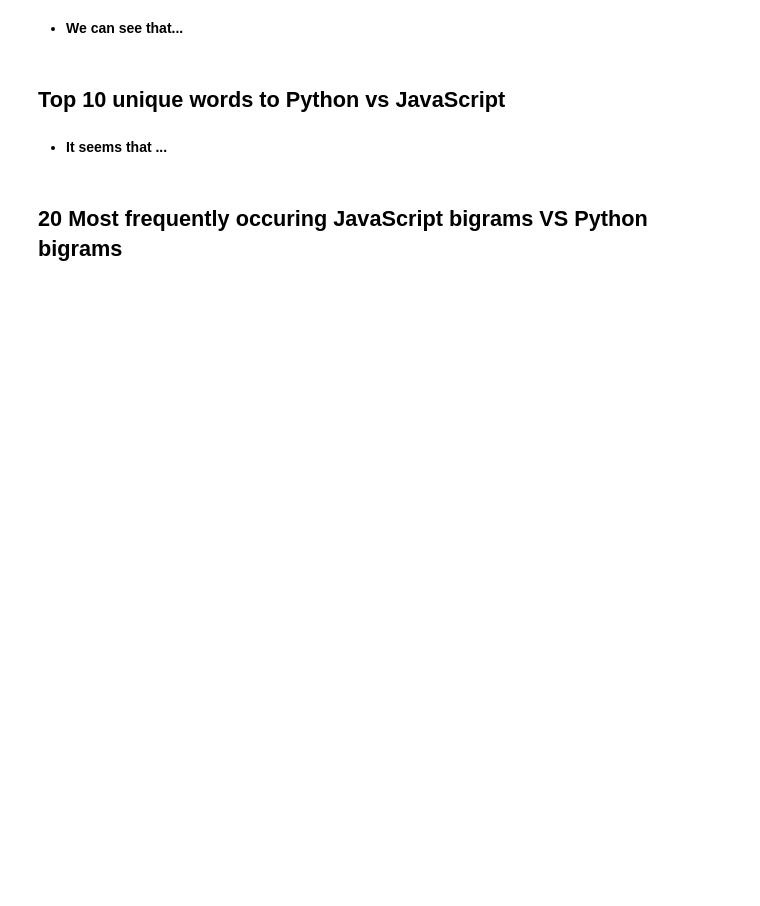
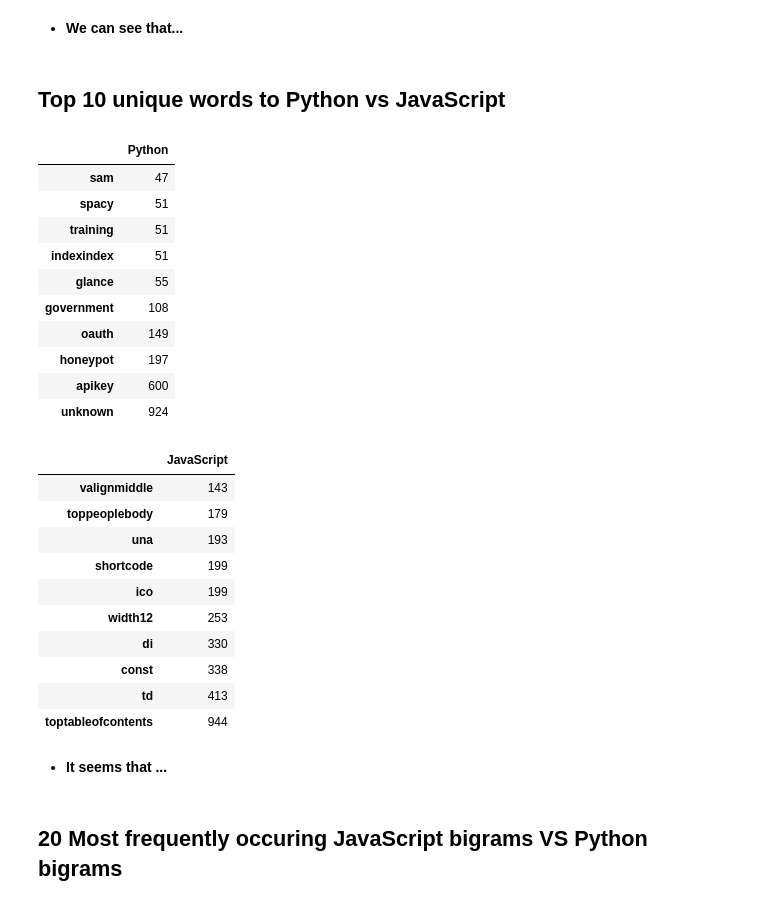
Before and after one commit to NLP-Project-Burton-Yuvia-Yvette/NLP-Project, a Jupyter notebook: Final_Report_NLP_Project.ipynb, the cells around one changed output. Cells and saved outputs as stored; diff of their text form; code cells hidden in the pictures; blank space fills up the shorter version.

```diff
--- a/Final_Report_NLP_Project.ipynb
+++ b/Final_Report_NLP_Project.ipynb
@@ -172,8 +171,40 @@ e.get_wordcloud(word_counts)
 * **We can see that...**
 # %% [markdown]
 ##  Top 10  unique words to Python vs JavaScript
+# %%
+def get_unique_words(word_counts):
+    unique_df = pd.concat([word_counts[word_counts.JavaScript == 0].sort_values(by='Python').tail(10),
+           word_counts[word_counts.Python == 0].sort_values(by='JavaScript').tail(10)])
+    unique_javascript_words =pd.DataFrame(unique_df.JavaScript.tail(10))
+    unique_python_words =pd.DataFrame(unique_df.Python.head(10))
+    display(unique_python_words)
+    display(unique_javascript_words)
 # %%
-# Obtain Viz
+# Obtain unique words
+get_unique_words(word_counts)
+# %% [output]
+|  | Python |
+| sam | 47 |
+| spacy | 51 |
+| training | 51 |
+| indexindex | 51 |
+| glance | 55 |
+| government | 108 |
+| oauth | 149 |
+| honeypot | 197 |
+| apikey | 600 |
+| unknown | 924 |
+|  | JavaScript |
+| valignmiddle | 143 |
+| toppeoplebody | 179 |
+| una | 193 |
+| shortcode | 199 |
+| ico | 199 |
+| width12 | 253 |
+| di | 330 |
+| const | 338 |
+| td | 413 |
+| toptableofcontents | 944 |
 # %% [markdown]
 * **It seems that ...**
 # %% [markdown]
```
Also changed, not shown: parts of 25 cells of this notebook.
